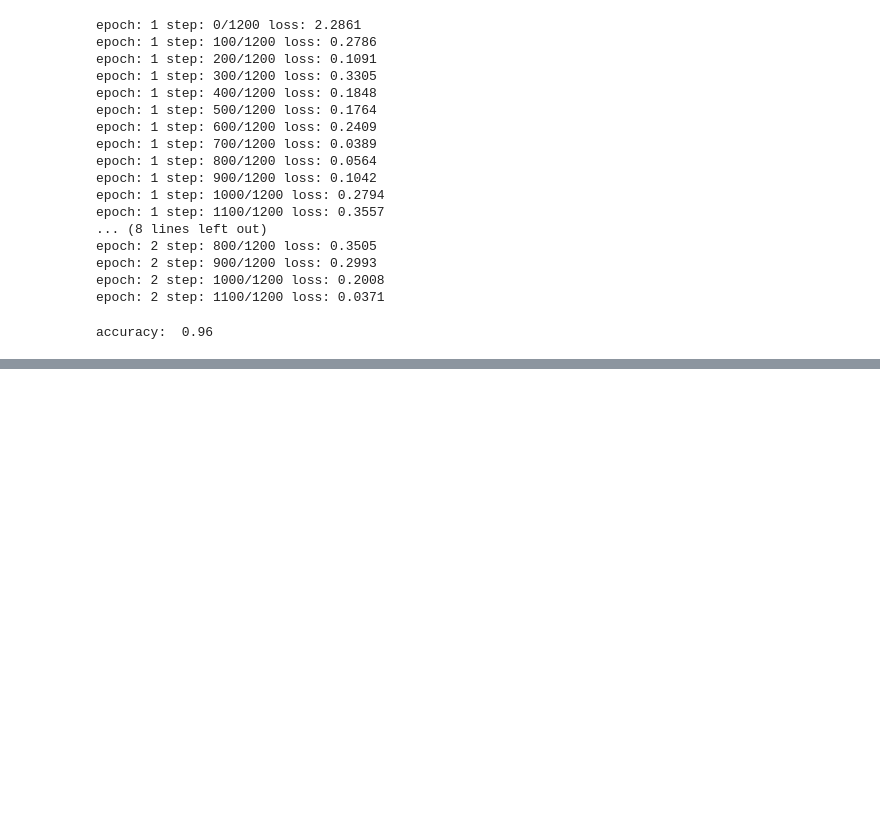
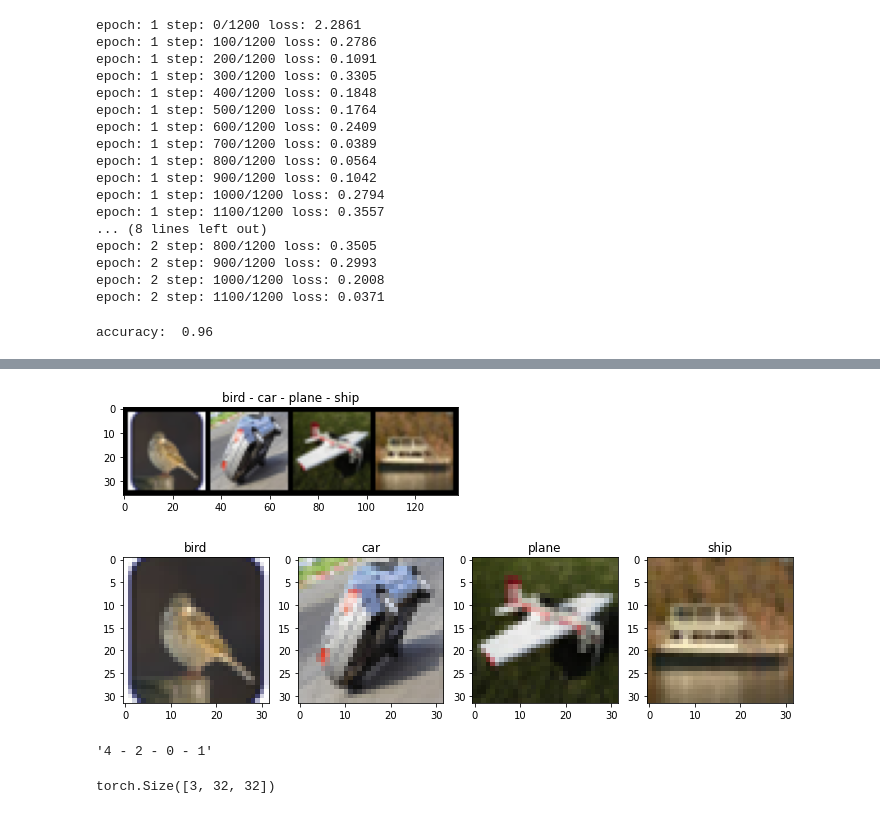
Before and after one commit to DeskDown/Learning_Pytorch, a Jupyter notebook: Pytorch_PythonEngineer.ipynb, the cells around one changed output, grey strips where cells are left out. Drawn from its saved outputs; the diff is of its cells as text; code cells hidden in the pictures; blank space fills up the shorter version.

```diff
--- a/Pytorch_PythonEngineer.ipynb
+++ b/Pytorch_PythonEngineer.ipynb
@@ -1082,0 +1134,17 @@ accuracy:  0.96
+# %%
+# Device setup
+device = torch.device('cuda' if torch.cuda.is_available() else 'cpu')
+
+# Load the dataset
+
+train = datasets.CIFAR10('./data', train = True,
+                                   transform = transforms.ToTensor(),
+                                   download = True
+                                   )
+test = datasets.CIFAR10('./data', train = False,
+                                   transform = transforms.ToTensor(),
+                                   )
+batch_size = 4
+
+train_dataloader = torch.utils.data.DataLoader(dataset = train, batch_size= batch_size, shuffle = True, num_workers=2)
+test_dataloader = torch.utils.data.DataLoader(dataset = test, batch_size= batch_size, num_workers=2)
@@ -1082,0 +1155,5 @@ accuracy:  0.96
+# %%
+classes = ('plane', 'car', 'bird', 'cat',
+           'deer', 'dog', 'frog', 'horse', 'ship', 'truck')
+labelNames = {i:classes[i] for i in range(10)}
+labelNames
@@ -1082,0 +1171,33 @@ accuracy:  0.96
+# %%
+def show(images, labels):
+    images = images.permute(1,2,0)
+    plt.imshow(images)
+    plt.title(labels)
+
+train_iter = iter(train_dataloader)
+images, labels = train_iter.next()
+
+grid = make_grid(images)
+show(grid, " - ".join([classes[x.item()] for x in labels]))
+
+
+plt.figure(figsize = (12,8))
+grid = 141
+for i in range(labels.shape[0]):
+    image = images[i]
+    image.transpose_(2,1)
+    image.transpose_(0,-1)
+    plt.subplot(grid+i)
+    plt.imshow(image)
+    plt.title(classes[labels[i]])
+# %% [output]
+[figure, added]
+[figure, added]
+# %%
+" - ".join([str(x.item()) for x in labels])
+# %% [output]
+'4 - 2 - 0 - 1'
+# %%
+images[0].shape
+# %% [output]
+torch.Size([3, 32, 32])
```
Also changed, not shown: parts of 21 cells of this notebook.
